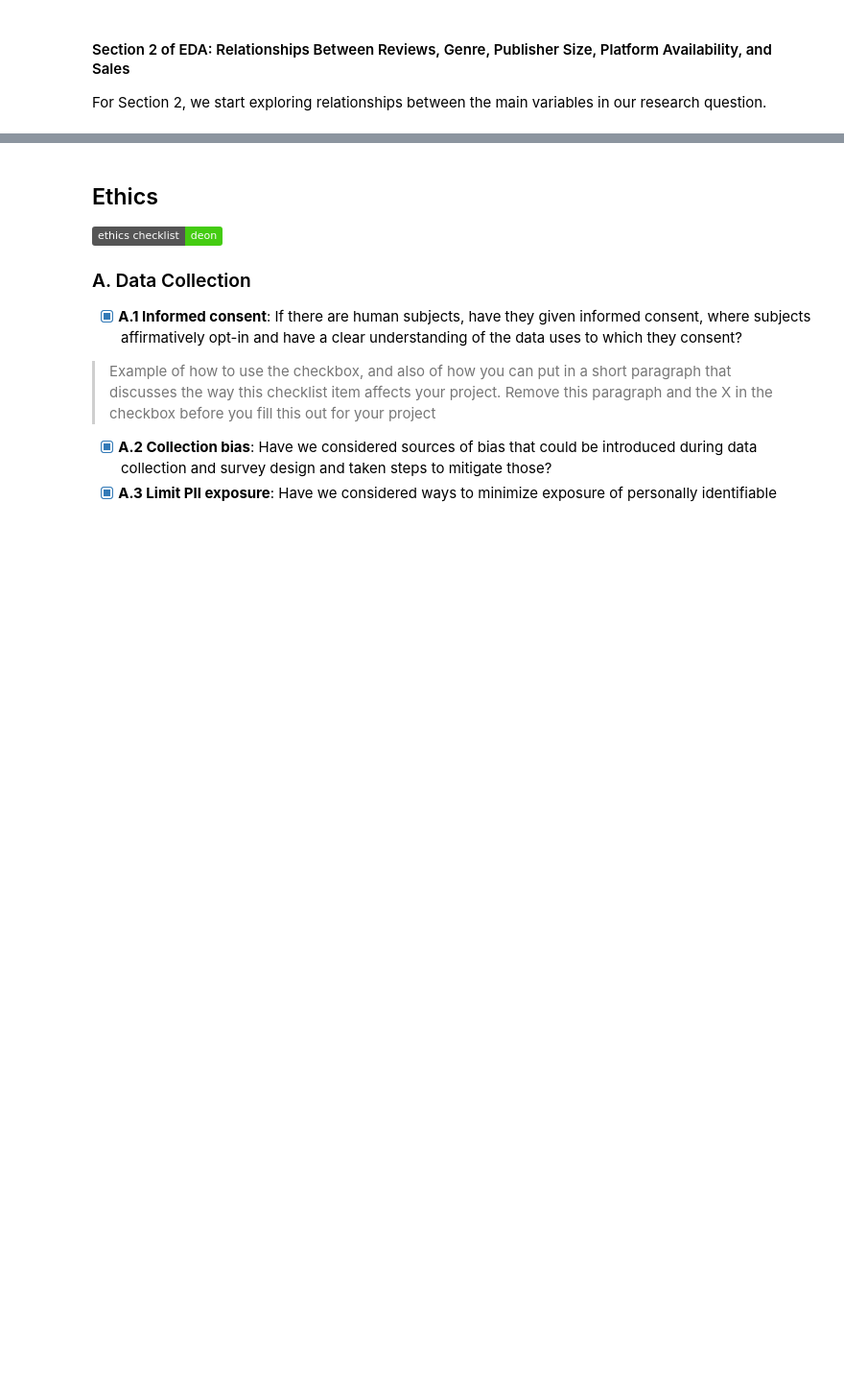
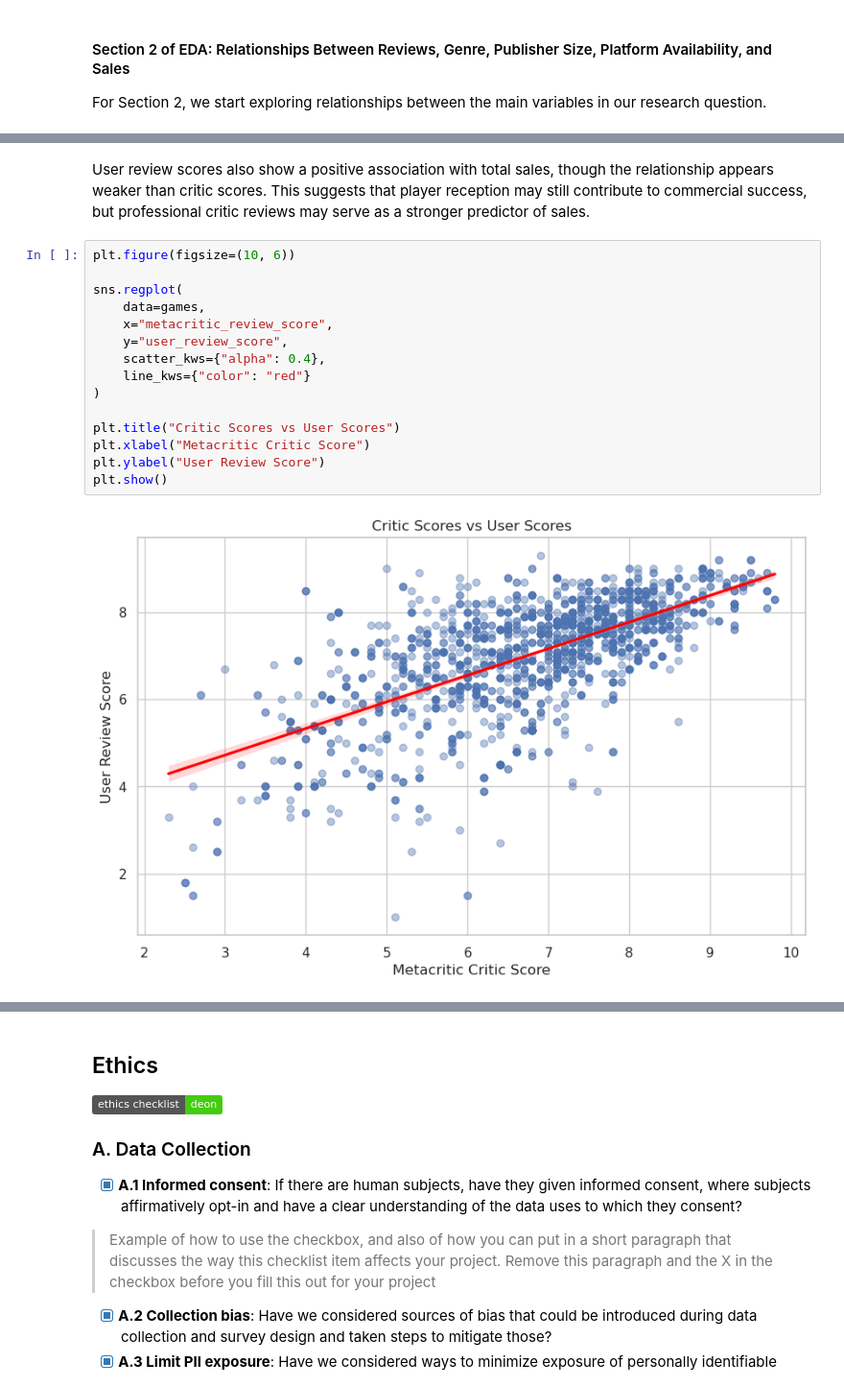
Before and after one commit to COGS108/Group-SP26-099, a Jupyter notebook: 02-EDACheckpoint.ipynb, the cells around one changed output, grey strips where cells are left out. Shown at 96% size. Cells and saved outputs as stored; diff of their text form; badges without logos; blank space fills up the shorter version.

```diff
--- a/02-EDACheckpoint.ipynb
+++ b/02-EDACheckpoint.ipynb
@@ -557,0 +590,19 @@ For Section 2, we start exploring relationships between the main variables in ou
+# %% [markdown]
+User review scores also show a positive association with total sales, though the relationship appears weaker than critic scores. This suggests that player reception may still contribute to commercial success, but professional critic reviews may serve as a stronger predictor of sales.
+# %%
+plt.figure(figsize=(10, 6))
+
+sns.regplot(
+    data=games,
+    x="metacritic_review_score",
+    y="user_review_score",
+    scatter_kws={"alpha": 0.4},
+    line_kws={"color": "red"}
+)
+
+plt.title("Critic Scores vs User Scores")
+plt.xlabel("Metacritic Critic Score")
+plt.ylabel("User Review Score")
+plt.show()
+# %% [output]
+[figure, added]
```
Also changed, not shown: parts of 19 cells of this notebook, 1 other file.
